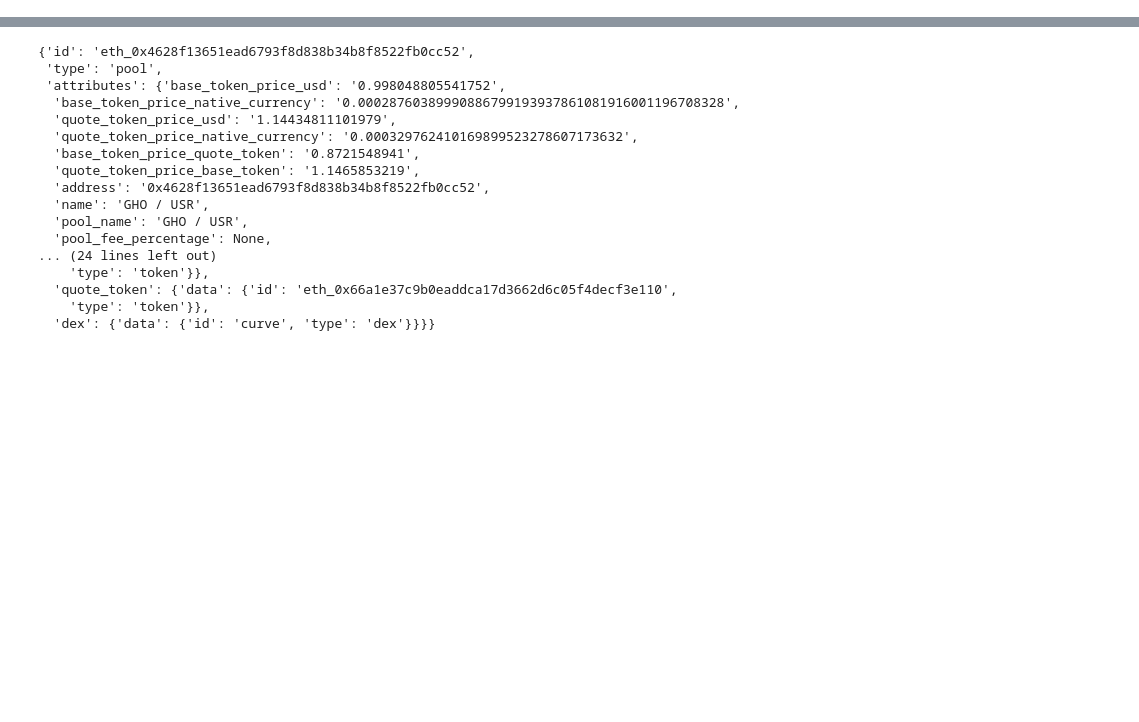
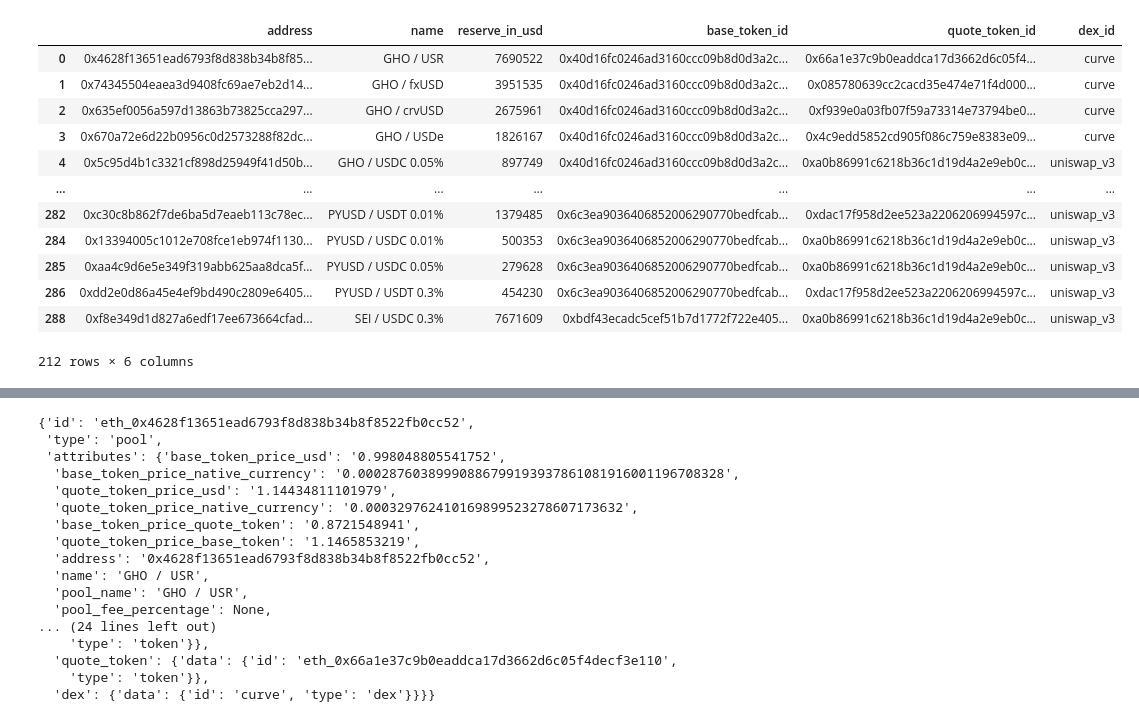
Before and after one commit to Tokemak/v2-rebalance-dashboard, a Jupyter notebook: mainnet_launch/data_fetching/coingecko/a.ipynb, the cells around one changed output, grey strips where cells are left out. Saved outputs shown, nothing was run; the diff lists cells and outputs as text; code cells hidden in the pictures; blank space fills up the shorter version.

```diff
--- a/mainnet_launch/data_fetching/coingecko/a.ipynb
+++ b/mainnet_launch/data_fetching/coingecko/a.ipynb
@@ -70,0 +95,17 @@ def fetch_coingeck_pools(start_token:str, min_USD_reserves:int=100_000):
+# %%
+df = pd.concat(other_dfs, ignore_index=True)
+df.drop_duplicates()
+# %% [output]
+|  | address | name | reserve_in_usd | base_token_id | quote_token_id | dex_id |
+| 0 | 0x4628f13651ead6793f8d838b34b8f85... | GHO / USR | 7690522 | 0x40d16fc0246ad3160ccc09b8d0d3a2c... | 0x66a1e37c9b0eaddca17d3662d6c05f4... | curve |
+| 1 | 0x74345504eaea3d9408fc69ae7eb2d14... | GHO / fxUSD | 3951535 | 0x40d16fc0246ad3160ccc09b8d0d3a2c... | 0x085780639cc2cacd35e474e71f4d000... | curve |
+| 2 | 0x635ef0056a597d13863b73825cca297... | GHO / crvUSD | 2675961 | 0x40d16fc0246ad3160ccc09b8d0d3a2c... | 0xf939e0a03fb07f59a73314e73794be0... | curve |
+| 3 | 0x670a72e6d22b0956c0d2573288f82dc... | GHO / USDe | 1826167 | 0x40d16fc0246ad3160ccc09b8d0d3a2c... | 0x4c9edd5852cd905f086c759e8383e09... | curve |
+| 4 | 0x5c95d4b1c3321cf898d25949f41d50b... | GHO / USDC 0.05% | 897749 | 0x40d16fc0246ad3160ccc09b8d0d3a2c... | 0xa0b86991c6218b36c1d19d4a2e9eb0c... | uniswap_v3 |
+| ... | ... | ... | ... | ... | ... | ... |
+| 282 | 0xc30c8b862f7de6ba5d7eaeb113c78ec... | PYUSD / USDT 0.01% | 1379485 | 0x6c3ea9036406852006290770bedfcab... | 0xdac17f958d2ee523a2206206994597c... | uniswap_v3 |
+| 284 | 0x13394005c1012e708fce1eb974f1130... | PYUSD / USDC 0.01% | 500353 | 0x6c3ea9036406852006290770bedfcab... | 0xa0b86991c6218b36c1d19d4a2e9eb0c... | uniswap_v3 |
+| 285 | 0xaa4c9d6e5e349f319abb625aa8dca5f... | PYUSD / USDC 0.05% | 279628 | 0x6c3ea9036406852006290770bedfcab... | 0xa0b86991c6218b36c1d19d4a2e9eb0c... | uniswap_v3 |
+| 286 | 0xdd2e0d86a45e4ef9bd490c2809e6405... | PYUSD / USDT 0.3% | 454230 | 0x6c3ea9036406852006290770bedfcab... | 0xdac17f958d2ee523a2206206994597c... | uniswap_v3 |
+| 288 | 0xf8e349d1d827a6edf17ee673664cfad... | SEI / USDC 0.3% | 7671609 | 0xbdf43ecadc5cef51b7d1772f722e405... | 0xa0b86991c6218b36c1d19d4a2e9eb0c... | uniswap_v3 |
+212 rows × 6 columns
```
Also changed, not shown: parts of 12 cells of this notebook, 4 other files.
